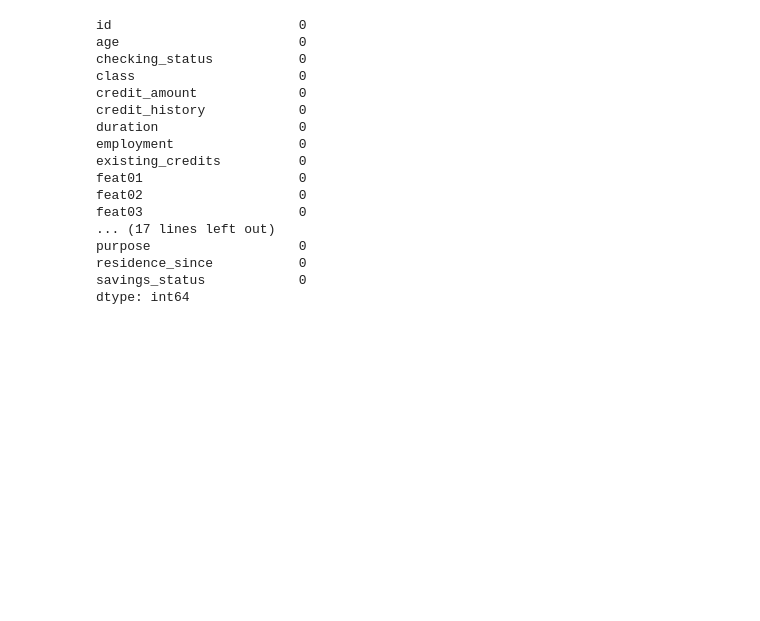
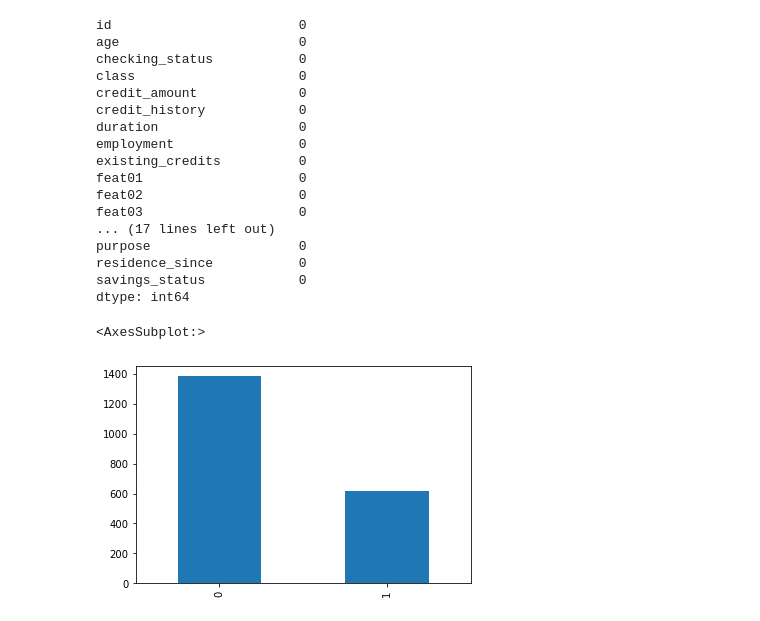
Before and after one commit to jzmujdzin/ml2-proj, a Jupyter notebook: classification_eda.ipynb, the cells around one changed output. Drawn from its saved outputs; the diff is of its cells as text; code cells hidden in the pictures; blank space fills up the shorter version.

```diff
--- a/classification_eda.ipynb
+++ b/classification_eda.ipynb
@@ -169,3 +169,8 @@ train, test = train_test_split(df, test_size=0.2, random_state=42)
 # save train and test to csv, in folder /data
 train.to_csv('data/classification_train.csv')
 test.to_csv('data/classification_test.csv')
+# %%
+df['class'].value_counts().plot(kind='bar')
+# %% [output]
+<AxesSubplot:>
+[figure, added]
```
Also changed, not shown: 1 other file.
